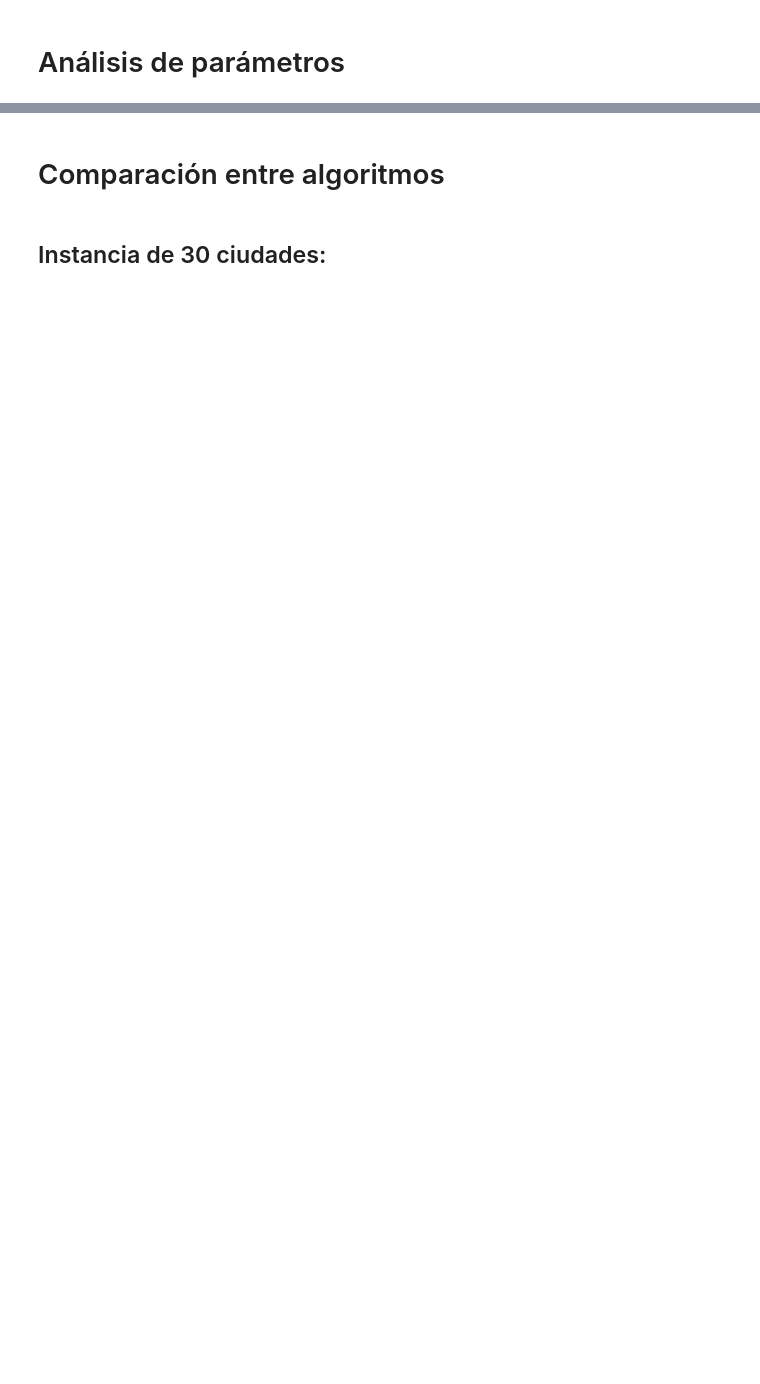
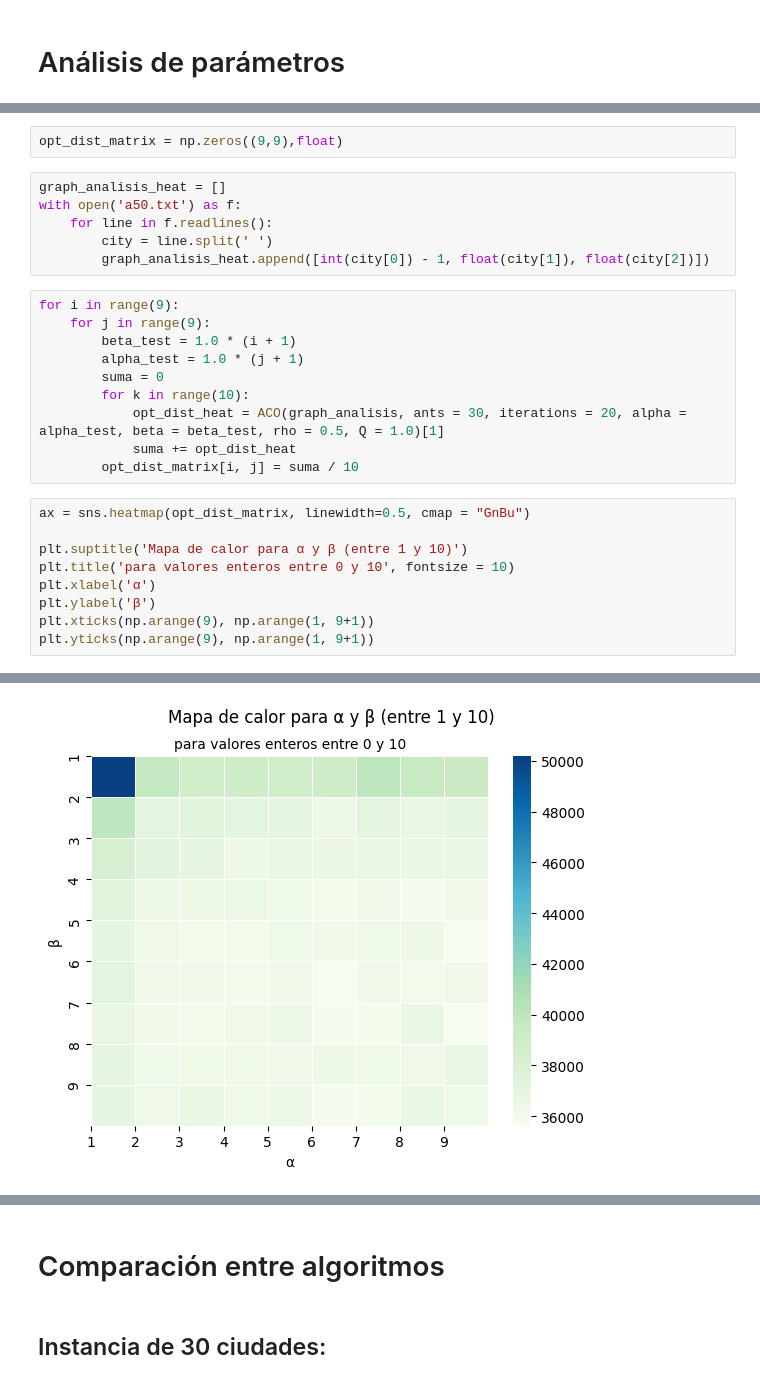
Before and after one commit to JorgeValenzuelaC/Proyecto-MA4402, a Jupyter notebook: Notebook.ipynb, the cells around one changed output, grey strips where cells are left out. Saved outputs shown, nothing was run; the diff lists cells and outputs as text; blank space fills up the shorter version.

```diff
--- a/Notebook.ipynb
+++ b/Notebook.ipynb
@@ -132,0 +138,28 @@ Text(0, 0.5, 'distancia optima')
+# %%
+opt_dist_matrix = np.zeros((9,9),float)
+# %%
+graph_analisis_heat = []
+with open('a50.txt') as f:
+    for line in f.readlines():
+        city = line.split(' ')
+        graph_analisis_heat.append([int(city[0]) - 1, float(city[1]), float(city[2])])
+# %%
+for i in range(9):
+    for j in range(9):
+        beta_test = 1.0 * (i + 1)
+        alpha_test = 1.0 * (j + 1)
+        suma = 0
+        for k in range(10):
+            opt_dist_heat = ACO(graph_analisis, ants = 30, iterations = 20, alpha = alpha_test, beta = beta_test, rho = 0.5, Q = 1.0)[1]
+            suma += opt_dist_heat
+        opt_dist_matrix[i, j] = suma / 10
+# %%
+ax = sns.heatmap(opt_dist_matrix, linewidth=0.5, cmap = "GnBu")
+
+plt.suptitle('Mapa de calor para α y β (entre 1 y 10)')
+plt.title('para valores enteros entre 0 y 10', fontsize = 10)
+plt.xlabel('α')
+plt.ylabel('β')
+plt.xticks(np.arange(9), np.arange(1, 9+1))
+plt.yticks(np.arange(9), np.arange(1, 9+1))
+# %% [output]
@@ -132,0 +184 @@ Text(0, 0.5, 'distancia optima')
+[figure, added]
```
Also changed, not shown: parts of 42 cells of this notebook, 1 other file.
